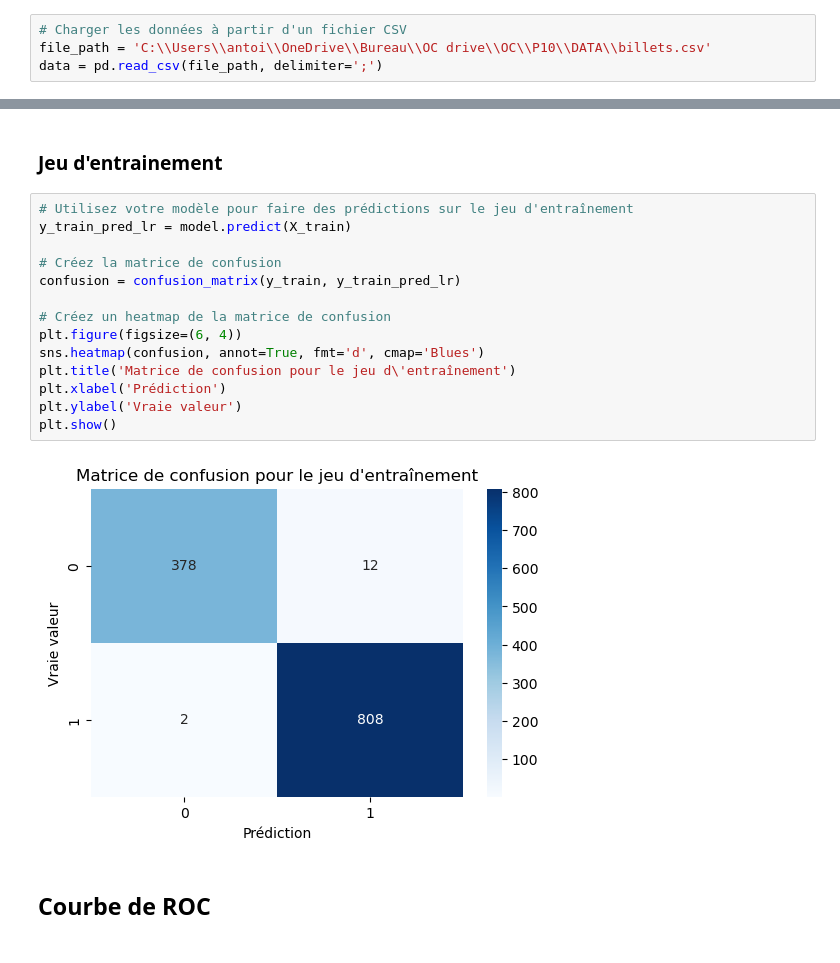
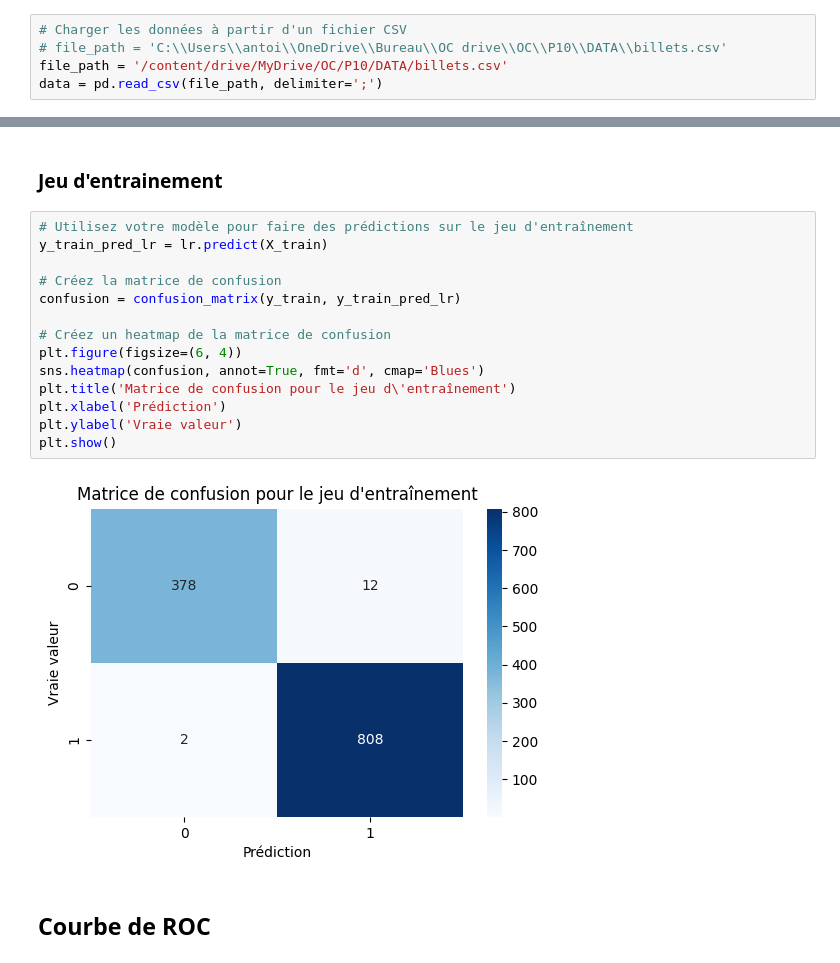
Before and after one commit to AntoineJBQ/P10, a Jupyter notebook: NOTEBOOK/projet10.ipynb, the cells around one changed output, grey strips where cells are left out. Saved outputs shown, nothing was run; the diff lists cells and outputs as text.

```diff
--- a/NOTEBOOK/projet10.ipynb
+++ b/NOTEBOOK/projet10.ipynb
@@ -17,7 +428,8 @@ from sklearn.metrics import silhouette_score
 from sklearn.decomposition import PCA
 # %%
 # Charger les données à partir d'un fichier CSV
-file_path = 'C:\\Users\\antoi\\OneDrive\\Bureau\\OC drive\\OC\\P10\\DATA\\billets.csv'
+# file_path = 'C:\\Users\\antoi\\OneDrive\\Bureau\\OC drive\\OC\\P10\\DATA\\billets.csv'
+file_path = '/content/drive/MyDrive/OC/P10/DATA/billets.csv'
 data = pd.read_csv(file_path, delimiter=';')
 # %% [markdown]
 # 2. Analyse descriptive
@@ -398,20 +811,20 @@ plt.show()
 ### Jeu d'entrainement
 # %%
 # Utilisez votre modèle pour faire des prédictions sur le jeu d'entraînement
-y_train_pred_lr = model.predict(X_train)
+y_train_pred_lr = lr.predict(X_train)
 
 # Créez la matrice de confusion
 confusion = confusion_matrix(y_train, y_train_pred_lr)
 
 # Créez un heatmap de la matrice de confusion
 plt.figure(figsize=(6, 4))
 sns.heatmap(confusion, annot=True, fmt='d', cmap='Blues')
 plt.title('Matrice de confusion pour le jeu d\'entraînement')
 plt.xlabel('Prédiction')
 plt.ylabel('Vraie valeur')
 plt.show()
 # %% [output]
-[figure, old version]
+[figure, new version]
 # %% [markdown]
 ## Courbe de ROC
 # %%
```
Also changed, not shown: parts of 24 cells of this notebook.
